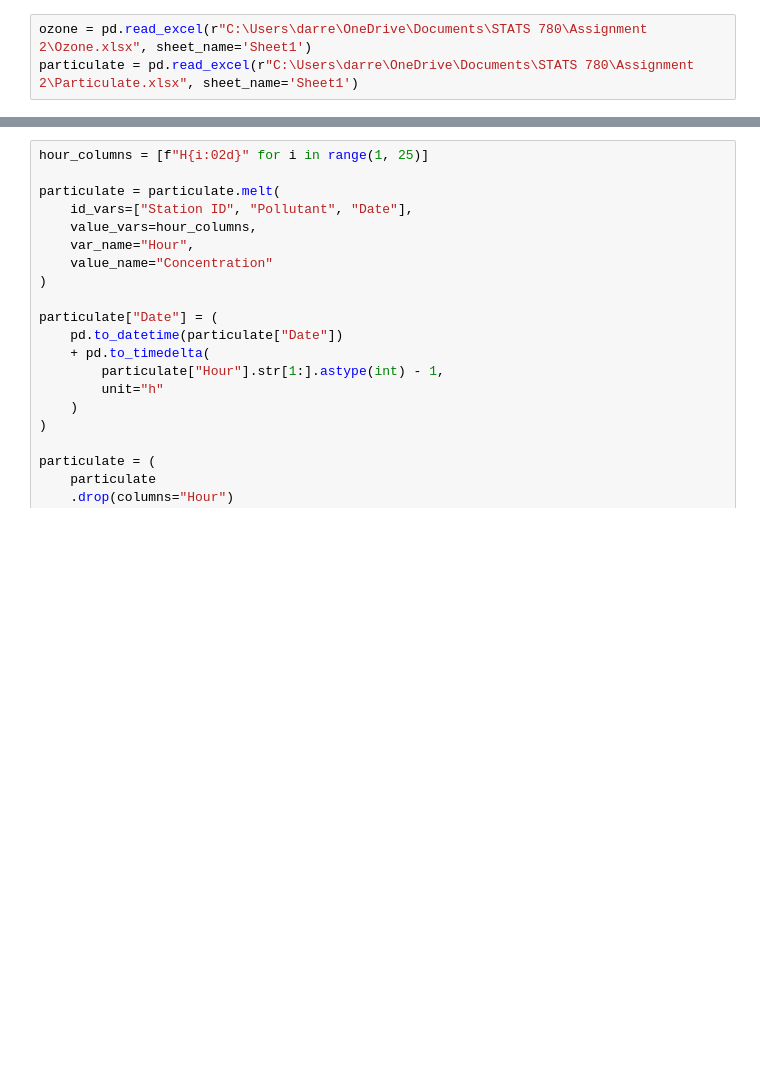
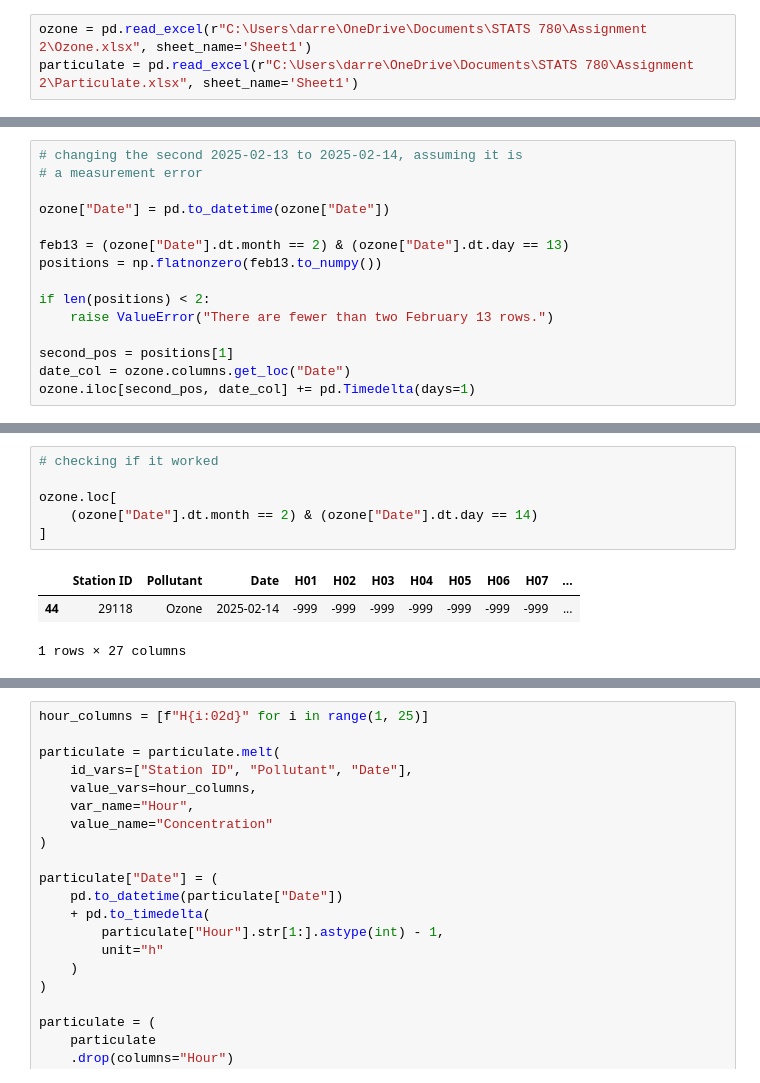
Before and after one commit to Durian20/CSE-780-Assignment-2, a Jupyter notebook: assign2.ipynb, the cells around one changed output, grey strips where cells are left out. Saved outputs shown, nothing was run; the diff lists cells and outputs as text; blank space fills up the shorter version.

```diff
--- a/assign2.ipynb
+++ b/assign2.ipynb
@@ -17,0 +56,15 @@ particulate = pd.read_excel(r"C:\Users\darre\OneDrive\Documents\STATS 780\Assign
+# %%
+# changing the second 2025-02-13 to 2025-02-14, assuming it is
+# a measurement error
+
+ozone["Date"] = pd.to_datetime(ozone["Date"])
+
+feb13 = (ozone["Date"].dt.month == 2) & (ozone["Date"].dt.day == 13)
+positions = np.flatnonzero(feb13.to_numpy())
+
+if len(positions) < 2:
+    raise ValueError("There are fewer than two February 13 rows.")
+
+second_pos = positions[1]
+date_col = ozone.columns.get_loc("Date")
+ozone.iloc[second_pos, date_col] += pd.Timedelta(days=1)
@@ -17,0 +83,10 @@ particulate = pd.read_excel(r"C:\Users\darre\OneDrive\Documents\STATS 780\Assign
+# %%
+# checking if it worked
+
+ozone.loc[
+    (ozone["Date"].dt.month == 2) & (ozone["Date"].dt.day == 14)
+]
+# %% [output]
+|  | Station ID | Pollutant | Date | H01 | H02 | H03 | H04 | H05 | H06 | H07 | ... |
+| 44 | 29118 | Ozone | 2025-02-14 | -999 | -999 | -999 | -999 | -999 | -999 | -999 | ... |
+1 rows × 27 columns
```
Also changed, not shown: parts of 16 cells of this notebook.
